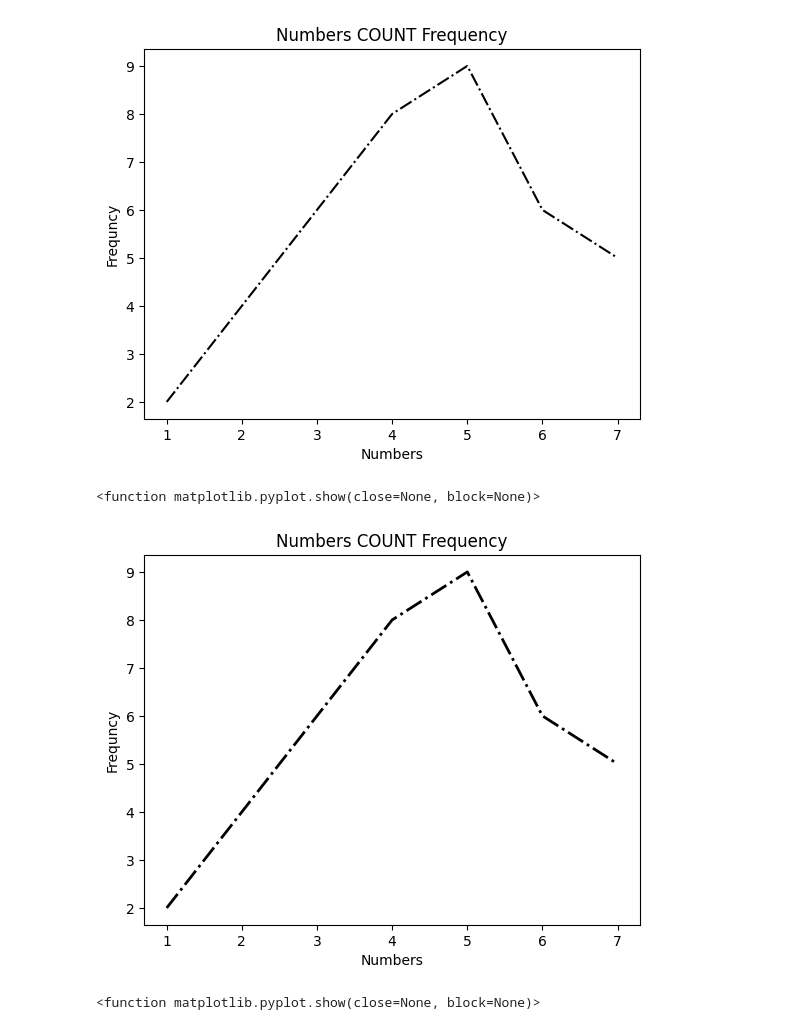
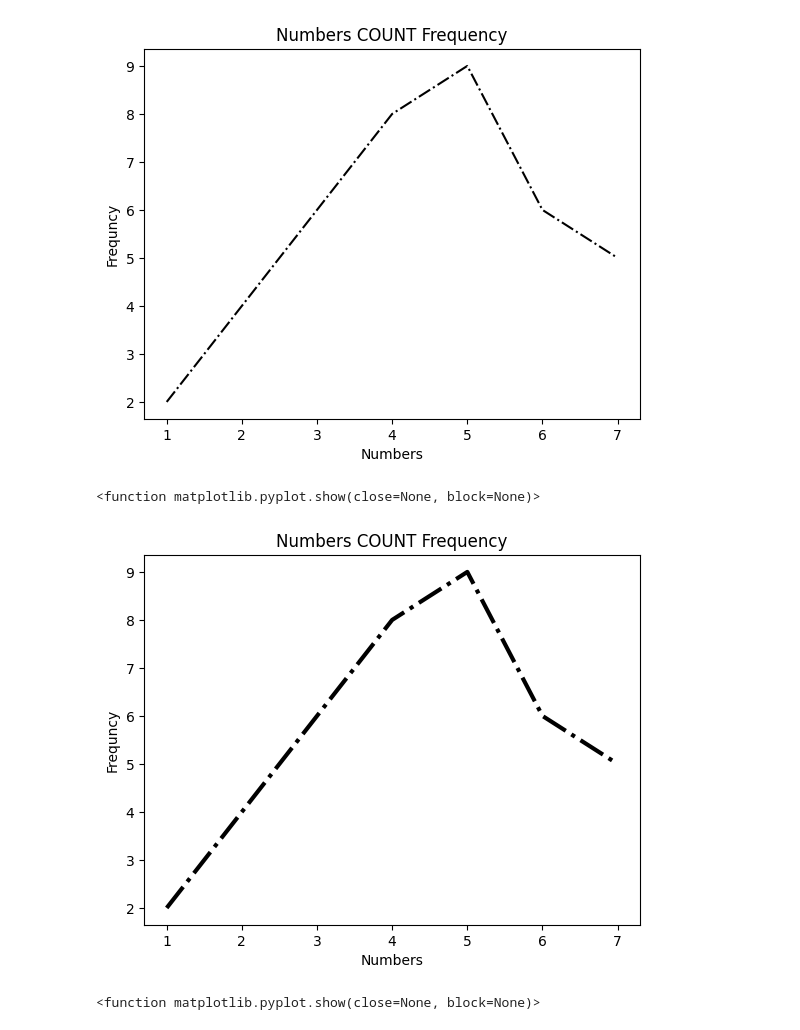
Before and after one commit to raaaj1903/Python-ML-Training, a Jupyter notebook: MATPLOTLIB/1.2Dline-Matplot.ipynb, the cells around one changed output. Saved outputs shown, nothing was run; the diff lists cells and outputs as text; code cells hidden in the pictures.

```diff
--- a/MATPLOTLIB/1.2Dline-Matplot.ipynb
+++ b/MATPLOTLIB/1.2Dline-Matplot.ipynb
@@ -40,14 +38,14 @@ plt.show # show plot
 [figure]
 # %%
 #line width
-plt.plot(x,y ,color="black",linestyle='dashdot' ,linewidth=2)
+plt.plot(x,y ,color="black",linestyle='dashdot' ,linewidth=3)
 plt.title("Numbers COUNT Frequency")
 plt.xlabel('Numbers')
 plt.ylabel("Frequncy")
 plt.show # show plot
 # %% [output]
 <function matplotlib.pyplot.show(close=None, block=None)>
-[figure, old version]
+[figure, new version]
 # %%
 #line markesr in plot
 plt.plot(x,y ,color="black",linestyle='dashdot' ,marker=">")
```
Also changed, not shown: parts of 4 cells of this notebook, 7 other files.
